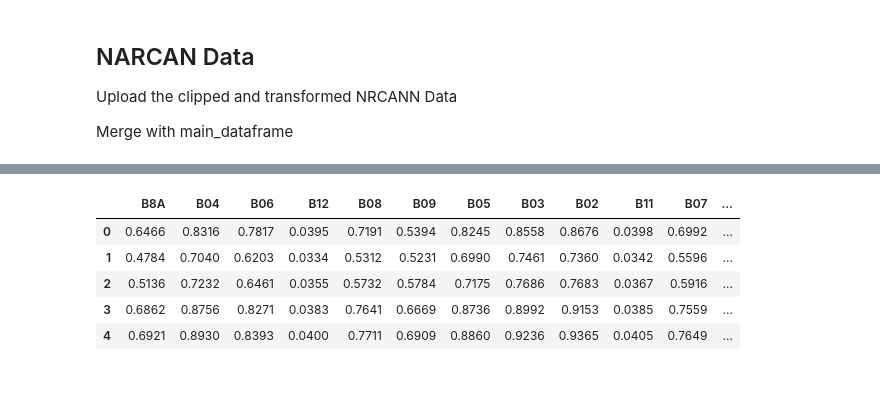
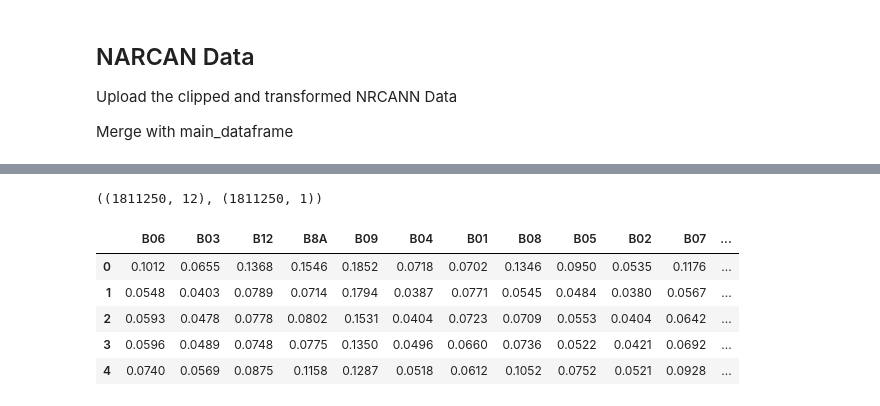
Before and after one commit to MudSnail/Land_Cover_Classification, a Jupyter notebook: Merge_Data.ipynb, the cells around one changed output, grey strips where cells are left out. Saved outputs shown, nothing was run; the diff lists cells and outputs as text; code cells hidden in the pictures.

```diff
--- a/Merge_Data.ipynb
+++ b/Merge_Data.ipynb
@@ -57,7 +57,7 @@ def tiff_to_df_colab(path):
   return main_dataframe
 # %%
 #Create folder path variable
-folder_path = '/content/drive/MyDrive/AISC/North_Quebec'
+folder_path = '/content/drive/MyDrive/AISC/Labrador_Medium'
 
 #Create dataframe
 data = tiff_to_df_colab(folder_path)
@@ -77,7 +77,7 @@ Upload the clipped and transformed NRCANN Data
 Merge with main_dataframe
 # %%
 #Path for raster data from NRCAN
-data_path = '/content/drive/MyDrive/AISC/Badlands.tif'
+data_path = '/content/drive/MyDrive/AISC/Labrador_Med.tif'
 # %%
 #Open data with rasterio
 img = rasterio.open(data_path)
@@ -147,13 +154,18 @@ Text(0.5, 1.0, 'Land Cover Density')
+# %%
+#Double check shapes
+data.shape, nrcann.shape
+# %% [output]
+((1811250, 12), (1811250, 1))
 # %%
 #Merge nrcann with data
-data = pd.concat([data, nrcann], axis=1)
-data.head()
+new_data = pd.concat([data, nrcann], axis = 1)
+new_data.head()
 # %% [output]
-|  | B8A | B04 | B06 | B12 | B08 | B09 | B05 | B03 | B02 | B11 | B07 | ... |
-| 0 | 0.6466 | 0.8316 | 0.7817 | 0.0395 | 0.7191 | 0.5394 | 0.8245 | 0.8558 | 0.8676 | 0.0398 | 0.6992 | ... |
-| 1 | 0.4784 | 0.7040 | 0.6203 | 0.0334 | 0.5312 | 0.5231 | 0.6990 | 0.7461 | 0.7360 | 0.0342 | 0.5596 | ... |
-| 2 | 0.5136 | 0.7232 | 0.6461 | 0.0355 | 0.5732 | 0.5784 | 0.7175 | 0.7686 | 0.7683 | 0.0367 | 0.5916 | ... |
-| 3 | 0.6862 | 0.8756 | 0.8271 | 0.0383 | 0.7641 | 0.6669 | 0.8736 | 0.8992 | 0.9153 | 0.0385 | 0.7559 | ... |
-| 4 | 0.6921 | 0.8930 | 0.8393 | 0.0400 | 0.7711 | 0.6909 | 0.8860 | 0.9236 | 0.9365 | 0.0405 | 0.7649 | ... |
+|  | B06 | B03 | B12 | B8A | B09 | B04 | B01 | B08 | B05 | B02 | B07 | ... |
+| 0 | 0.1012 | 0.0655 | 0.1368 | 0.1546 | 0.1852 | 0.0718 | 0.0702 | 0.1346 | 0.0950 | 0.0535 | 0.1176 | ... |
+| 1 | 0.0548 | 0.0403 | 0.0789 | 0.0714 | 0.1794 | 0.0387 | 0.0771 | 0.0545 | 0.0484 | 0.0380 | 0.0567 | ... |
+| 2 | 0.0593 | 0.0478 | 0.0778 | 0.0802 | 0.1531 | 0.0404 | 0.0723 | 0.0709 | 0.0553 | 0.0404 | 0.0642 | ... |
+| 3 | 0.0596 | 0.0489 | 0.0748 | 0.0775 | 0.1350 | 0.0496 | 0.0660 | 0.0736 | 0.0522 | 0.0421 | 0.0692 | ... |
+| 4 | 0.0740 | 0.0569 | 0.0875 | 0.1158 | 0.1287 | 0.0518 | 0.0612 | 0.1052 | 0.0752 | 0.0521 | 0.0928 | ... |
 # %%
 #Save merged data
```
Also changed, not shown: parts of 7 cells of this notebook.
